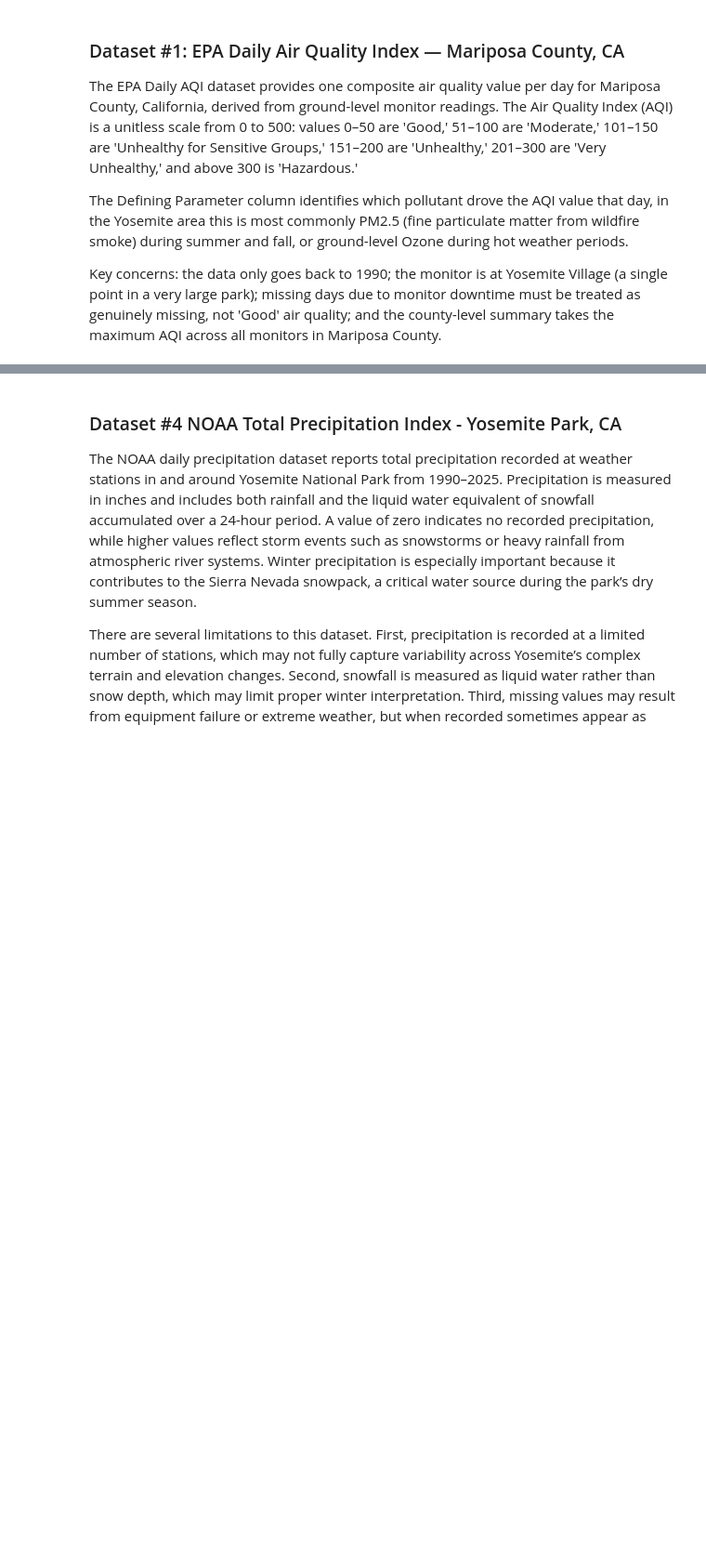
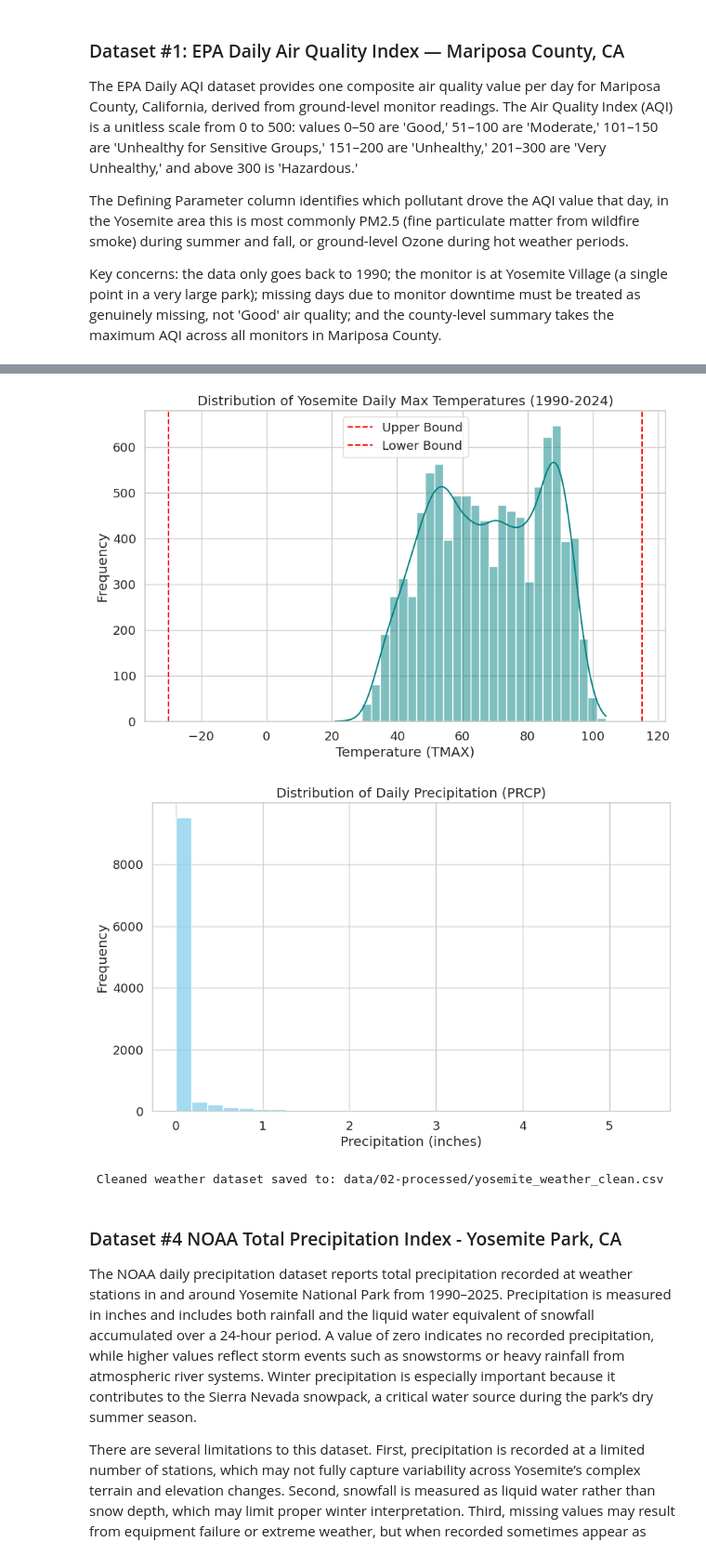
Before and after one commit to COGS108/Group046_WI26, a Jupyter notebook: 02-EDACheckpoint.ipynb, the cells around one changed output, grey strips where cells are left out. Shown at 93% size. Cells and saved outputs as stored; diff of their text form; code cells hidden in the pictures; blank space fills up the shorter version.

```diff
--- a/02-EDACheckpoint.ipynb
+++ b/02-EDACheckpoint.ipynb
@@ -141,0 +214,72 @@ print('\nSaved to data/02-processed/mariposa_aqi.csv')
+# %%
+import pandas as pd
+import os
+import seaborn as sns
+import matplotlib.pyplot as plt
+
+# 1. Configuration & Aesthetics
+
+sns.set_theme(style="whitegrid", font_scale=1.2)
+plt.rcParams['figure.figsize'] = (10, 6)
+
+# 2. Data Acquisition
+path = 'https://raw.githubusercontent.com/COGS108/Group046_WI26/vy/data/00-raw/yosemite_weather_1990_2024.csv'
+weather = pd.read_csv(path)
+print(" Raw weather data loaded.\n")
+
+# 3. Structural Cleaning
+# Standardize column names
+weather.columns = weather.columns.str.strip().str.upper()
+
+# Convert date and numeric columns
+weather['DATE'] = pd.to_datetime(weather['DATE'], errors='coerce')
+for col in ['TMAX', 'TMIN', 'PRCP']:
+    if col in weather.columns:
+        weather[col] = pd.to_numeric(weather[col], errors='coerce')
+
+# 4. Data Diagnostics
+print("--- DATASET ARCHITECTURE ---")
+print(f"Total Observations: {weather.shape[0]}")
+print(f"Temporal Scope:     {weather['DATE'].min().date()} to {weather['DATE'].max().date()}")
+print(f"Duplicate Entries:  {weather['DATE'].duplicated().sum()}")
+
+print("\n--- MISSINGNESS AUDIT ---")
+existing_cols = [col for col in ['TMAX','TMIN','PRCP'] if col in weather.columns]
+print(weather[existing_cols].isnull().sum())
+
+# 5. Outlier Detection & Logic Checks
+if 'TMAX' in weather.columns:
+    logic_mask = (weather['TMAX'] > 115) | (weather['TMAX'] < -30)
+    extreme_temps = weather[logic_mask]
+    print(f"\nImprobable TMAX days found: {len(extreme_temps)}")
+
+if 'TMIN' in weather.columns:
+    logic_mask_min = (weather['TMIN'] > 100) | (weather['TMIN'] < -40)
+    extreme_tmin = weather[logic_mask_min]
+    print(f"Improbable TMIN days found: {len(extreme_tmin)}")
+
+# 6. Visual Exploratory Data Analysis
+if 'TMAX' in weather.columns:
+    plt.figure()
+    sns.histplot(weather['TMAX'], bins=30, kde=True, color="teal")
+    plt.title("Distribution of Yosemite Daily Max Temperatures (1990-2024)")
+    plt.xlabel("Temperature (TMAX)")
+    plt.ylabel("Frequency")
+    plt.axvline(115, color='red', linestyle='--', label='Upper Bound')
+    plt.axvline(-30, color='red', linestyle='--', label='Lower Bound')
+    plt.legend()
+    plt.show()
+
+if 'PRCP' in weather.columns:
+    plt.figure()
+    sns.histplot(weather['PRCP'].dropna(), bins=30, kde=False, color="skyblue")
+    plt.title("Distribution of Daily Precipitation (PRCP)")
+    plt.xlabel("Precipitation (inches)")
+    plt.ylabel("Frequency")
+    plt.show()
+
+# 7. Persistence
+os.makedirs('data/02-processed', exist_ok=True)
+weather.to_csv('data/02-processed/yosemite_weather_clean.csv', index=False)
+print("\n Cleaned weather dataset saved to: data/02-processed/yosemite_weather_clean.csv")
+# %% [output]
@@ -142,3 +299,6 @@ print('\nSaved to data/02-processed/mariposa_aqi.csv')
+[figure, added]
+[figure, added]
+ Cleaned weather dataset saved to: data/02-processed/yosemite_weather_clean.csv
 # %% [markdown]
 ### Dataset #4 NOAA Total Precipitation Index - Yosemite Park, CA
 The NOAA daily precipitation dataset reports total precipitation recorded at weather stations in and around Yosemite National Park from 1990–2025. Precipitation is measured in inches and includes both rainfall and the liquid water equivalent of snowfall accumulated over a 24-hour period. A value of zero indicates no recorded precipitation, while higher values reflect storm events such as snowstorms or heavy rainfall from atmospheric river systems. Winter precipitation is especially important because it contributes to the Sierra Nevada snowpack, a critical water source during the park’s dry summer season.
```
Also changed, not shown: parts of 6 cells of this notebook.
